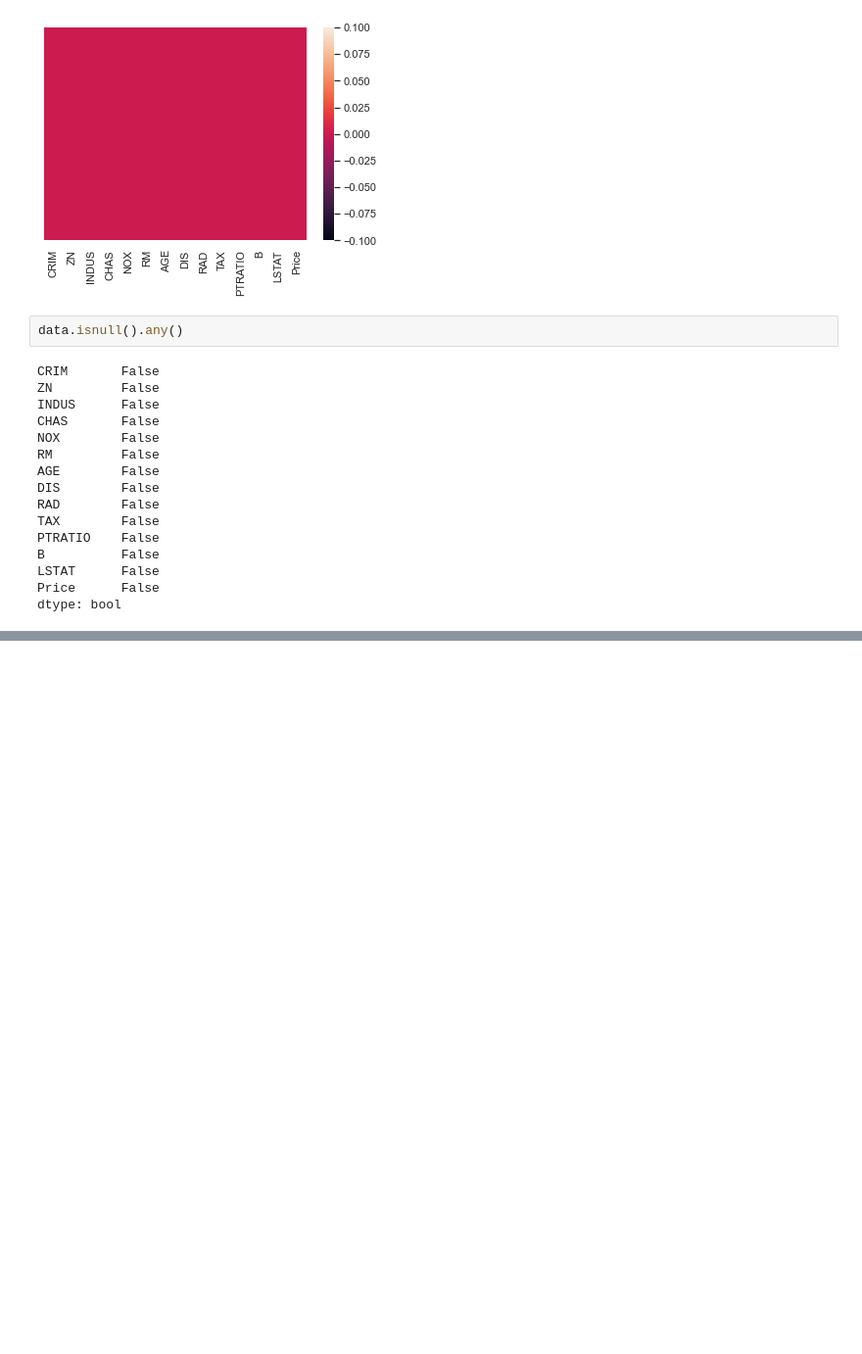
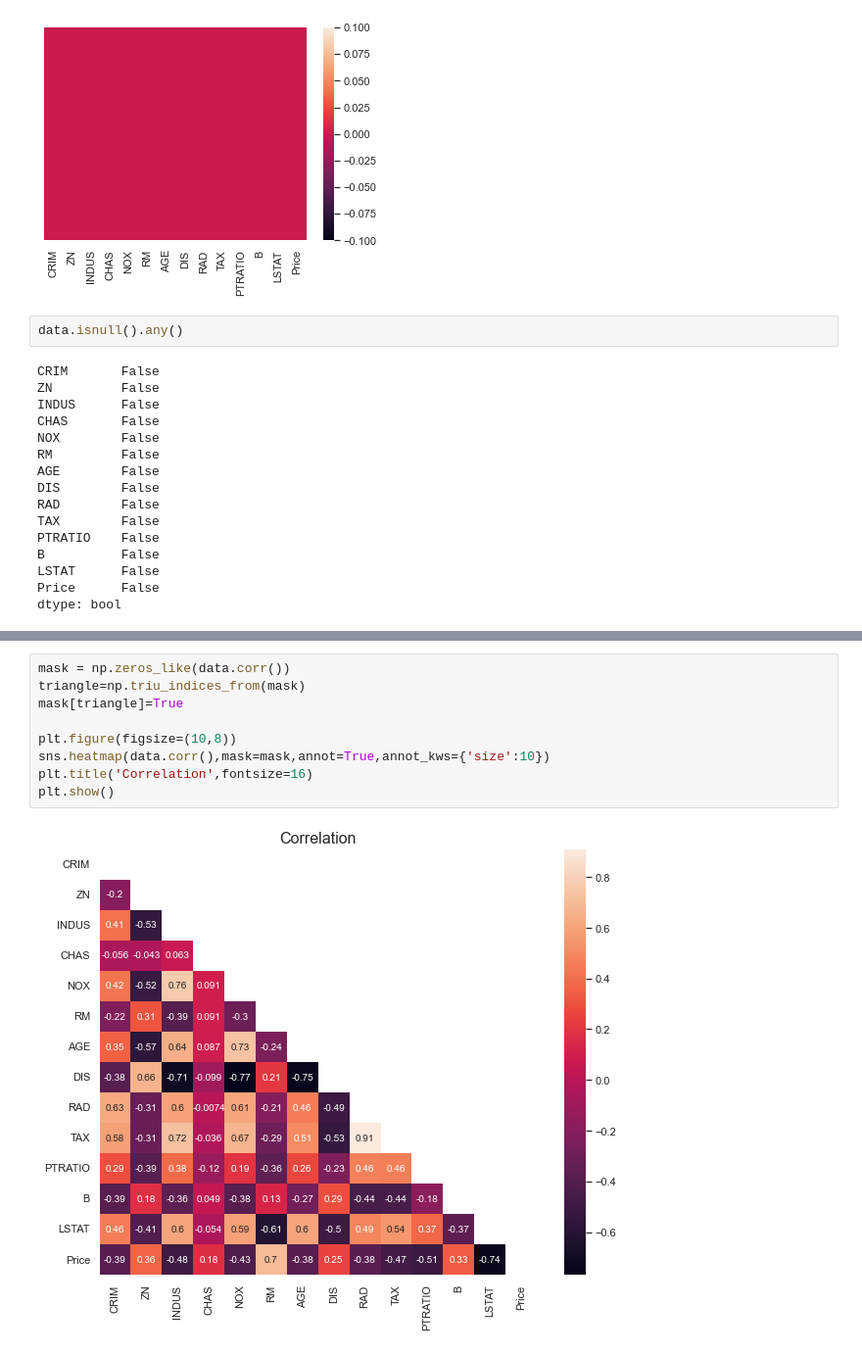
Before and after one commit to Eashwar-22/DS_Repos, a Jupyter notebook: House Price Predicition/Boston_House_Pricing.ipynb, the cells around one changed output, grey strips where cells are left out. Shown at 98% size. Saved outputs shown, nothing was run; the diff lists cells and outputs as text; blank space fills up the shorter version.

```diff
--- a/House Price Predicition/Boston_House_Pricing.ipynb
+++ b/House Price Predicition/Boston_House_Pricing.ipynb
@@ -126,0 +149,11 @@ Name: CRIM, Length: 506, dtype: float64
+# %%
+mask = np.zeros_like(data.corr())
+triangle=np.triu_indices_from(mask)
+mask[triangle]=True
+
+plt.figure(figsize=(10,8))
+sns.heatmap(data.corr(),mask=mask,annot=True,annot_kws={'size':10})
+plt.title('Correlation',fontsize=16)
+plt.show()
+# %% [output]
+[figure, added]
```
Also changed, not shown: parts of 44 cells of this notebook, 3 other files.
